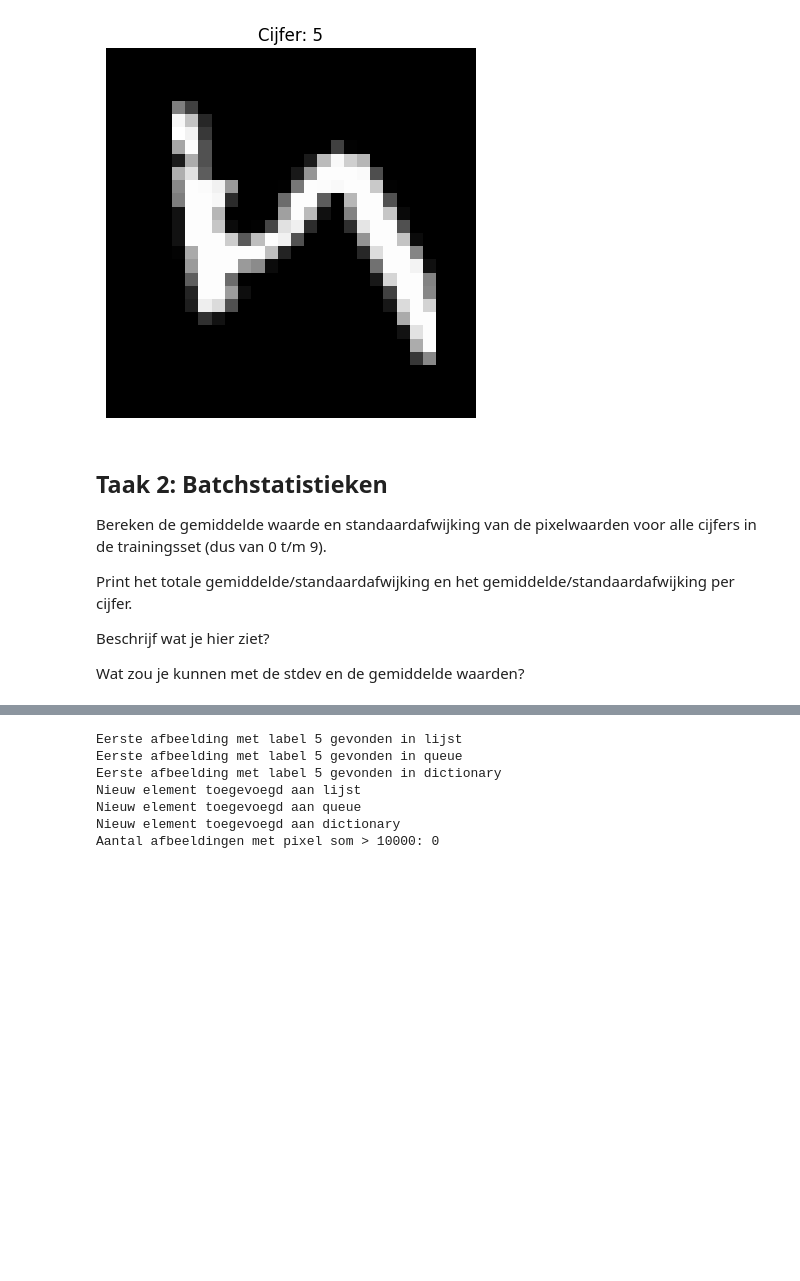
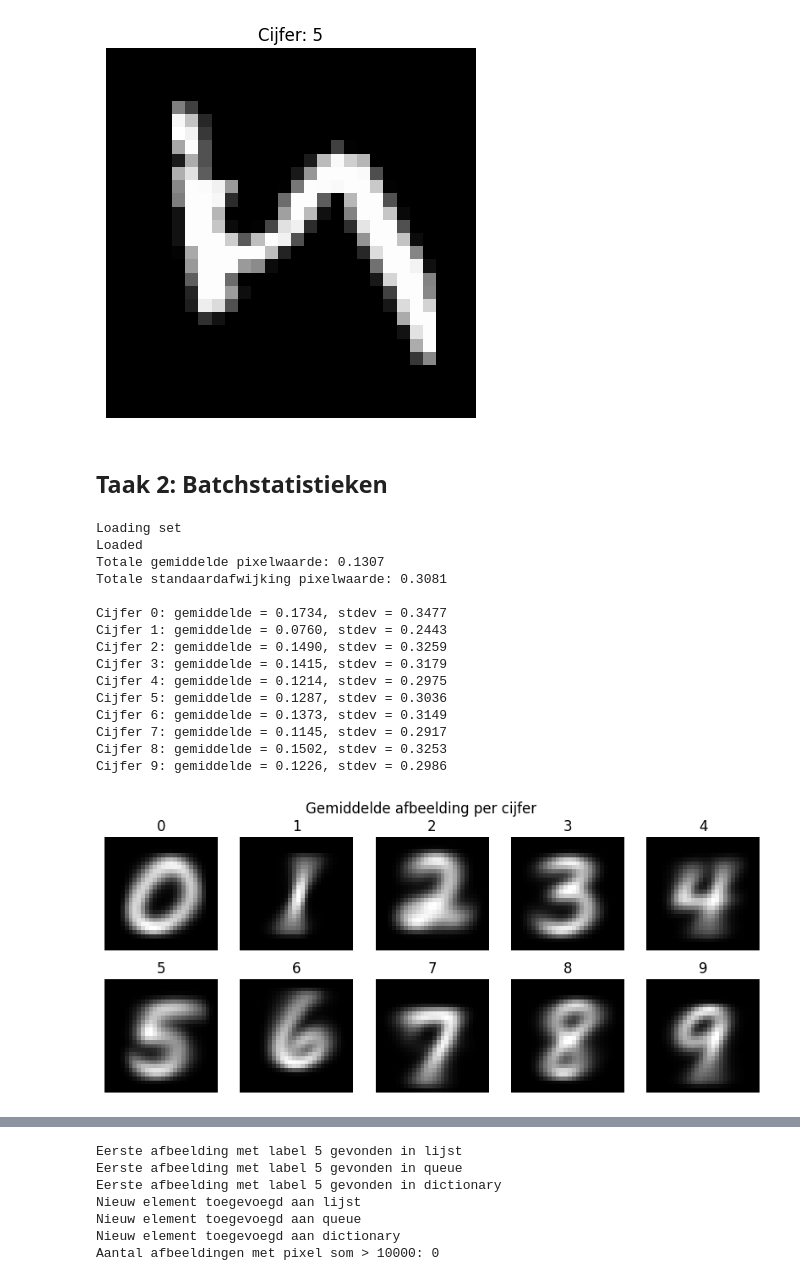
Before and after one commit to sami12127/Mini-AI-, a Jupyter notebook: Visuele-analyse-cijfers/P1_MNIST.ipynb, the cells around one changed output, grey strips where cells are left out. Drawn from its saved outputs; the diff is of its cells as text; code cells hidden in the pictures; blank space fills up the shorter version.

```diff
--- a/Visuele-analyse-cijfers/P1_MNIST.ipynb
+++ b/Visuele-analyse-cijfers/P1_MNIST.ipynb
@@ -249,11 +239,49 @@ cijfer: 5
 [figure]
 # %% [markdown]
 ## Taak 2: Batchstatistieken
-
-Bereken de gemiddelde waarde en standaardafwijking van de pixelwaarden voor alle cijfers in de trainingsset (dus van 0 t/m 9).
-
-Print het totale gemiddelde/standaardafwijking en het gemiddelde/standaardafwijking per cijfer.
-
-Beschrijf wat je hier ziet?
-
-Wat zou je kunnen met de stdev en de gemiddelde waarden?
+# %%
+print("Loading set")
+(x_train, y_train), (x_test, y_test) = mnist.load_data()
+x_train = x_train.astype('float32') / 255.0
+x_test = x_test.astype('float32') / 255.0
+print("Loaded")
+
+total_mean = np.mean(x_train)
+total_std = np.std(x_train)
+print(f"Totale gemiddelde pixelwaarde: {total_mean:.4f}")
+print(f"Totale standaardafwijking pixelwaarde: {total_std:.4f}\n")
+
+for digit in range(10):
+    idx = np.where(y_train == digit)[0]
+    digit_pixels = x_train[idx]
+    mean_digit = np.mean(digit_pixels)
+    std_digit = np.std(digit_pixels)
+    print(f"Cijfer {digit}: gemiddelde = {mean_digit:.4f}, stdev = {std_digit:.4f}")
+
+plt.figure(figsize=(10,4))
+for digit in range(10):
+    idx = np.where(y_train == digit)[0]
+    mean_image = np.mean(x_train[idx], axis=0)
+    plt.subplot(2,5,digit+1)
+    plt.imshow(mean_image, cmap='gray')
+    plt.title(f"{digit}")
+    plt.axis('off')
+plt.suptitle("Gemiddelde afbeelding per cijfer")
+plt.show()
+# %% [output]
+Loading set
+Loaded
+Totale gemiddelde pixelwaarde: 0.1307
+Totale standaardafwijking pixelwaarde: 0.3081
+
+Cijfer 0: gemiddelde = 0.1734, stdev = 0.3477
+Cijfer 1: gemiddelde = 0.0760, stdev = 0.2443
+Cijfer 2: gemiddelde = 0.1490, stdev = 0.3259
+Cijfer 3: gemiddelde = 0.1415, stdev = 0.3179
+Cijfer 4: gemiddelde = 0.1214, stdev = 0.2975
+Cijfer 5: gemiddelde = 0.1287, stdev = 0.3036
+Cijfer 6: gemiddelde = 0.1373, stdev = 0.3149
+Cijfer 7: gemiddelde = 0.1145, stdev = 0.2917
+Cijfer 8: gemiddelde = 0.1502, stdev = 0.3253
+Cijfer 9: gemiddelde = 0.1226, stdev = 0.2986
+[figure, added]
```
Also changed, not shown: parts of 4 cells of this notebook.
